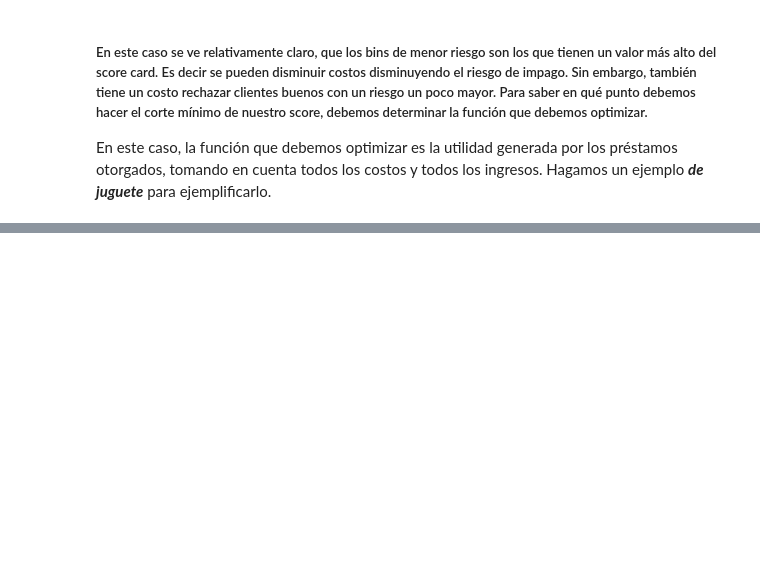
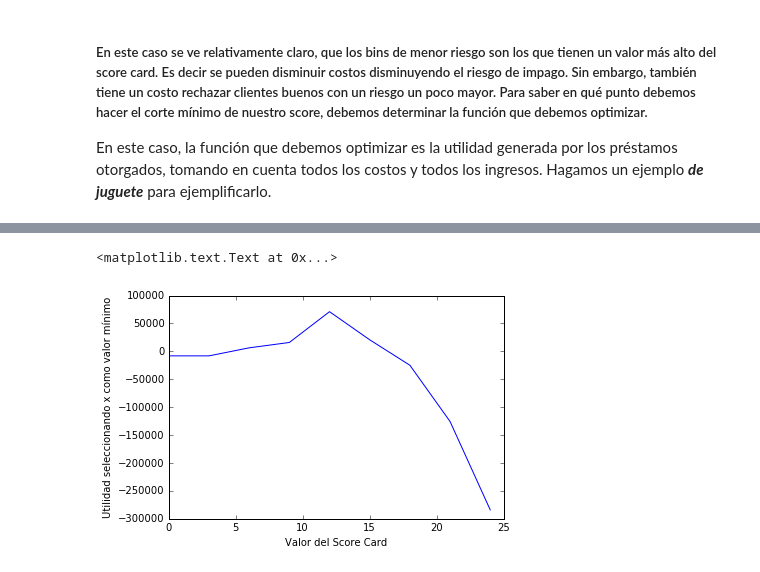
Before and after one commit to hackerschoolmty/Programa-Data-Science, a Jupyter notebook: 5.- Aprendizaje automático/5.- Sesión 1 Aprendizaje automático.ipynb, the cells around one changed output, grey strips where cells are left out. Saved outputs shown, nothing was run; the diff lists cells and outputs as text; code cells hidden in the pictures; blank space fills up the shorter version.

```diff
--- a/5.- Aprendizaje automático/5.- Sesión 1 Aprendizaje automático.ipynb
+++ b/5.- Aprendizaje automático/5.- Sesión 1 Aprendizaje automático.ipynb
@@ -287,0 +321,8 @@ donde $MKT$ es el costo de marketing por atraer los N prospectos.
+# %%
+f = cumsum(f_bin[::-1])[::-1] - MKT
+plt.plot(score_card_range[:(len(f))], f, 'b')
+plt.xlabel('Valor del Score Card')
+plt.ylabel('Utilidad seleccionando x como valor mínimo')
+# %% [output]
+<matplotlib.text.Text at 0x...>
+[figure, added]
```
Also changed, not shown: parts of 3 cells of this notebook.
